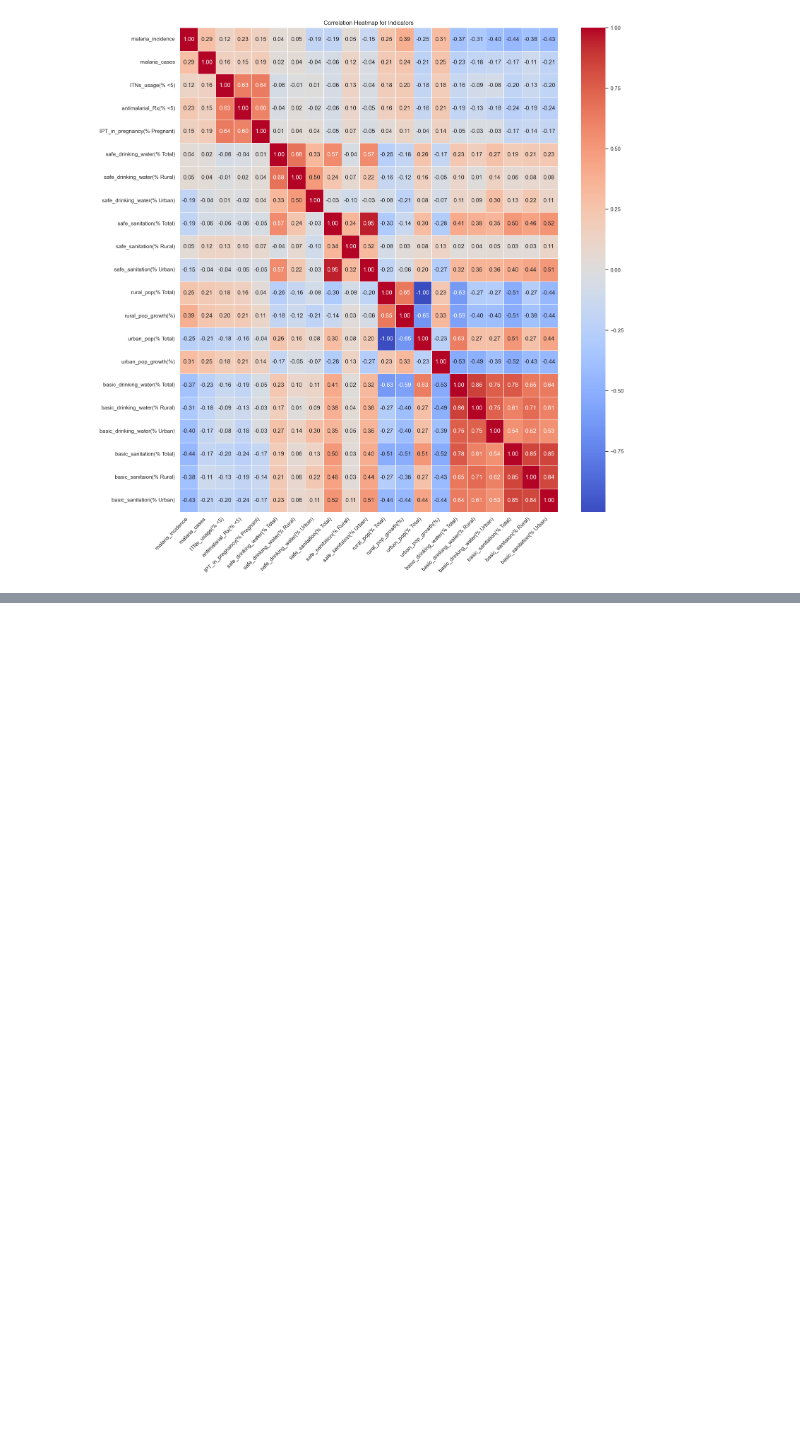
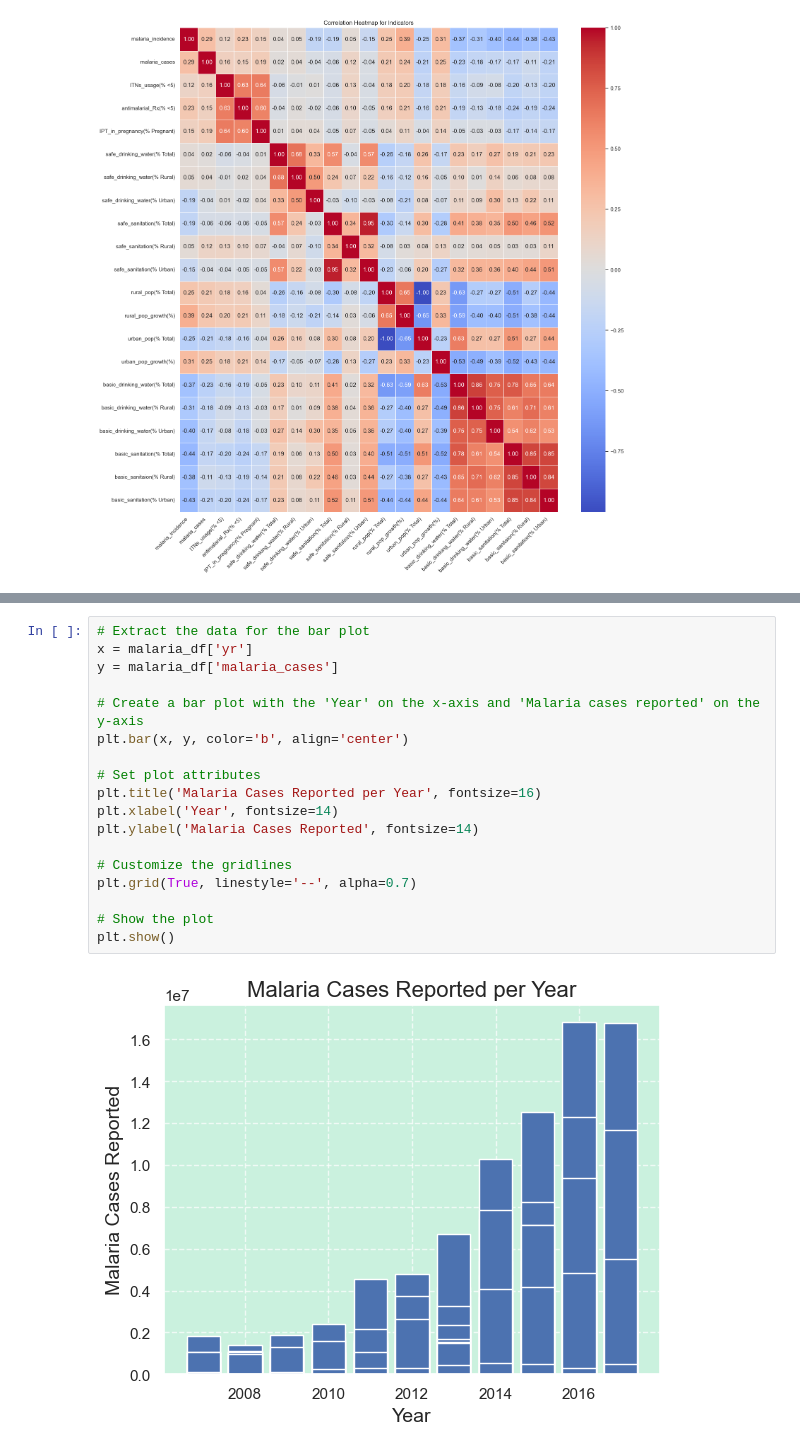
Before and after one commit to ArubeJoshua/Recess_project_group_Y, a Jupyter notebook: Recess_Project_Template/src/group_work/group_y_project.ipynb, the cells around one changed output, grey strips where cells are left out. Saved outputs shown, nothing was run; the diff lists cells and outputs as text; blank space fills up the shorter version.

```diff
--- a/Recess_Project_Template/src/group_work/group_y_project.ipynb
+++ b/Recess_Project_Template/src/group_work/group_y_project.ipynb
@@ -513,0 +531,20 @@ plt.show()
+# %%
+# Extract the data for the bar plot
+x = malaria_df['yr']
+y = malaria_df['malaria_cases']
+
+# Create a bar plot with the 'Year' on the x-axis and 'Malaria cases reported' on the y-axis
+plt.bar(x, y, color='b', align='center')
+
+# Set plot attributes
+plt.title('Malaria Cases Reported per Year', fontsize=16)
+plt.xlabel('Year', fontsize=14)
+plt.ylabel('Malaria Cases Reported', fontsize=14)
+
+# Customize the gridlines
+plt.grid(True, linestyle='--', alpha=0.7)
+
+# Show the plot
+plt.show()
+# %% [output]
+[figure, added]
```
Also changed, not shown: parts of 13 cells of this notebook.
